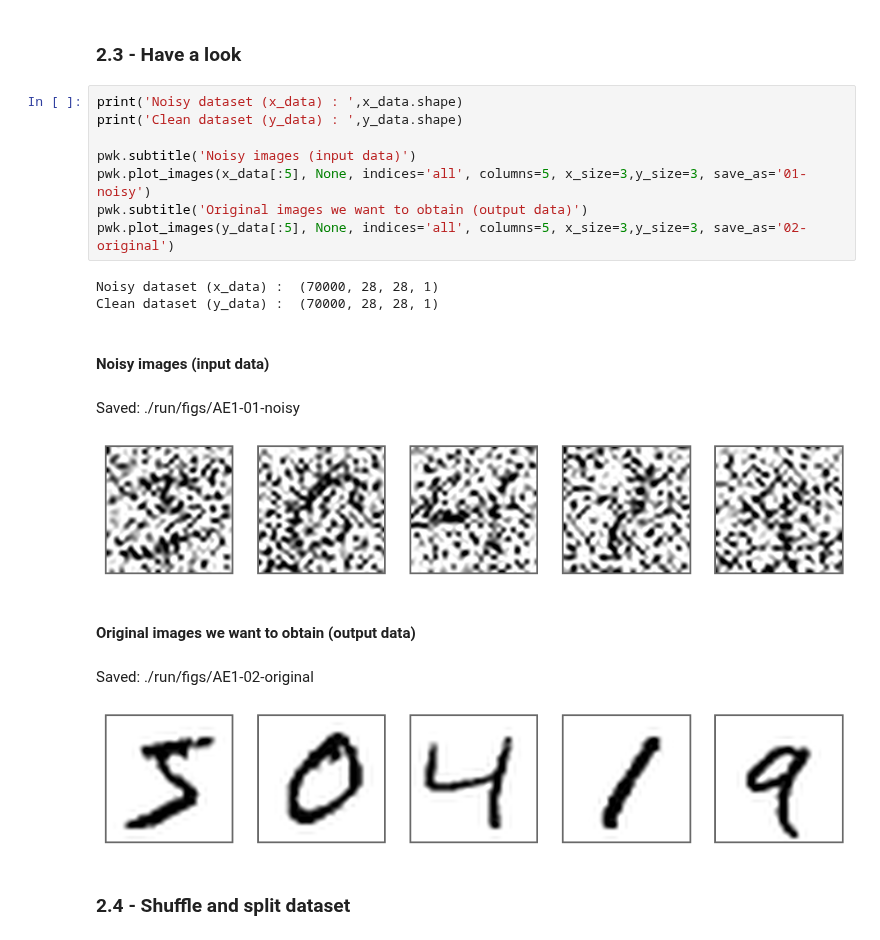
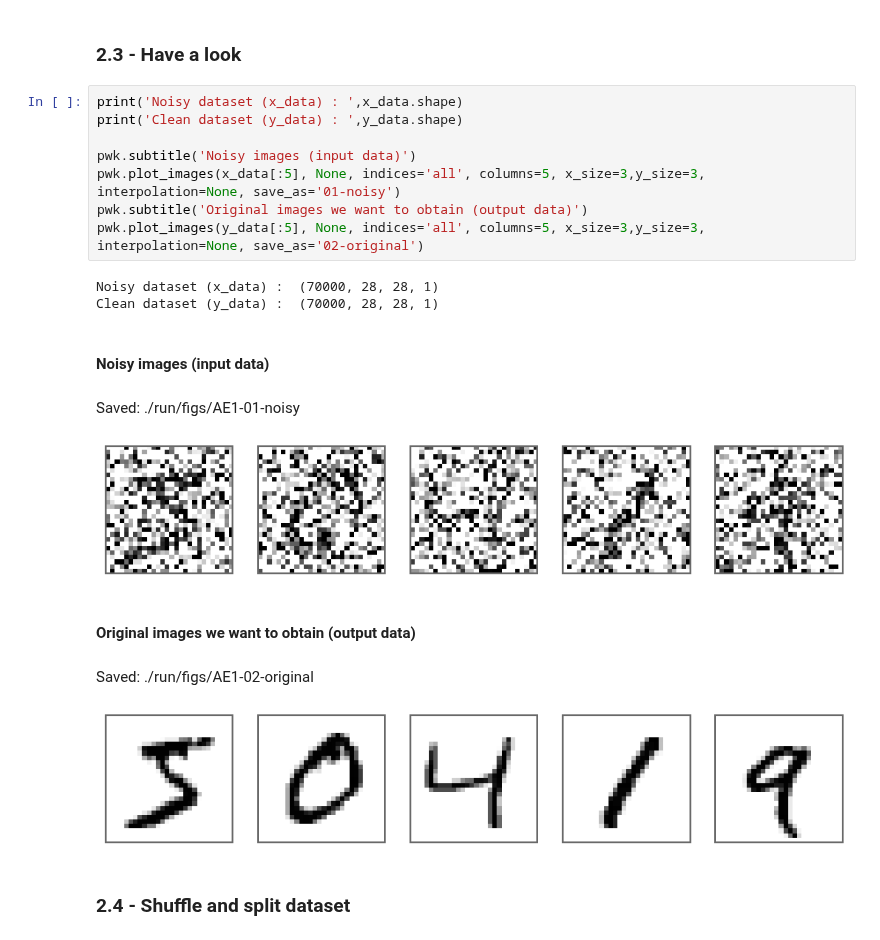
Before and after one commit to Jean-Christ1/Deep-Learning-with-Keras-and-Tensorflow, a Jupyter notebook: AE/01-AE-with-MNIST.ipynb, the cells around one changed output. Cells and saved outputs as stored; diff of their text form.

```diff
--- a/AE/01-AE-with-MNIST.ipynb
+++ b/AE/01-AE-with-MNIST.ipynb
@@ -107,17 +106,17 @@ Add noise to x_train : [########################################] 100.0% of 7000
 # %%
 print('Noisy dataset (x_data) : ',x_data.shape)
 print('Clean dataset (y_data) : ',y_data.shape)
 
 pwk.subtitle('Noisy images (input data)')
-pwk.plot_images(x_data[:5], None, indices='all', columns=5, x_size=3,y_size=3, save_as='01-noisy')
+pwk.plot_images(x_data[:5], None, indices='all', columns=5, x_size=3,y_size=3, interpolation=None, save_as='01-noisy')
 pwk.subtitle('Original images we want to obtain (output data)')
-pwk.plot_images(y_data[:5], None, indices='all', columns=5, x_size=3,y_size=3, save_as='02-original')
+pwk.plot_images(y_data[:5], None, indices='all', columns=5, x_size=3,y_size=3, interpolation=None, save_as='02-original')
 # %% [output]
 Noisy dataset (x_data) :  (70000, 28, 28, 1)
 Clean dataset (y_data) :  (70000, 28, 28, 1)
 <br>**Noisy images (input data)**
 Saved: ./run/figs/AE1-01-noisy
-[figure, old version]
+[figure, new version]
 <br>**Original images we want to obtain (output data)**
 Saved: ./run/figs/AE1-02-original
 [figure]
```
Also changed, not shown: parts of 3 cells of this notebook, 9 other files.
